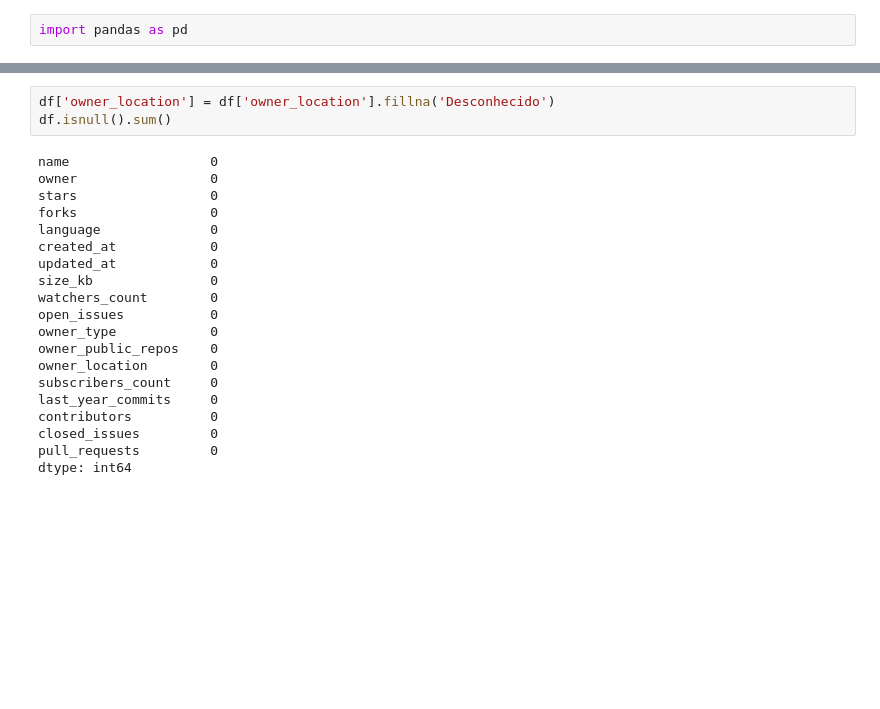
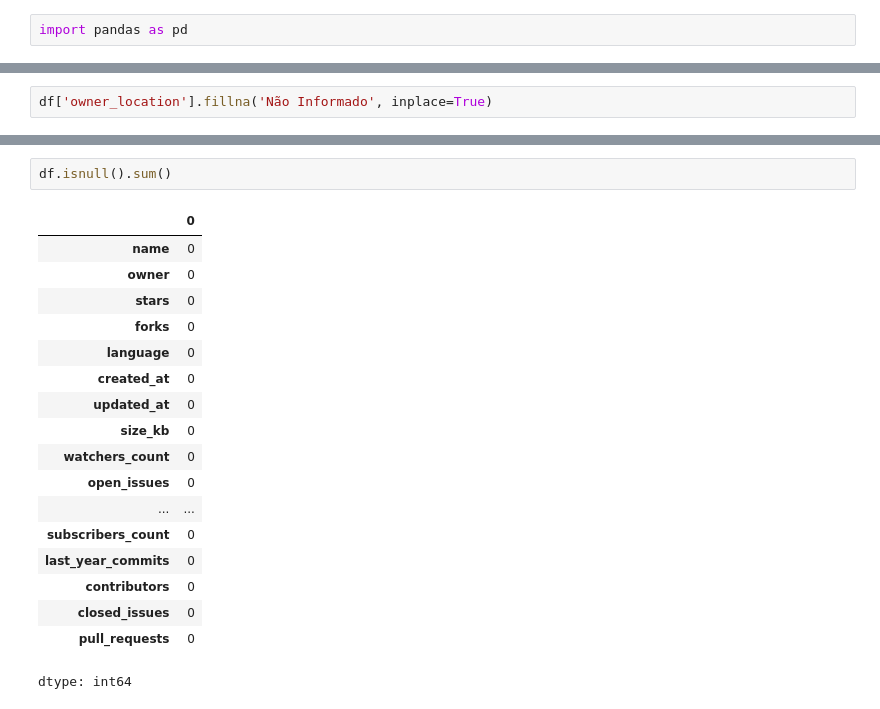
Before and after one commit to LucasjsSilva/data-set-repositorios, a Jupyter notebook: notebooks/req3.ipynb, the cells around one changed output, grey strips where cells are left out. Drawn from its saved outputs; the diff is of its cells as text; blank space fills up the shorter version.

```diff
--- a/notebooks/req3.ipynb
+++ b/notebooks/req3.ipynb
@@ -34 +33,3 @@ pull_requests            0
 dtype: int64
+# %%
+df['owner_location'].fillna('Não Informado', inplace=True)
@@ -35,23 +43,21 @@ dtype: int64
 # %%
-df['owner_location'] = df['owner_location'].fillna('Desconhecido')
 df.isnull().sum()
 # %% [output]
+|  | 0 |
+| name | 0 |
+| owner | 0 |
+| stars | 0 |
+| forks | 0 |
+| language | 0 |
+| created_at | 0 |
+| updated_at | 0 |
+| size_kb | 0 |
+| watchers_count | 0 |
+| open_issues | 0 |
+| ... | ... |
+| subscribers_count | 0 |
+| last_year_commits | 0 |
+| contributors | 0 |
+| closed_issues | 0 |
+| pull_requests | 0 |
-name                  0
-owner                 0
-stars                 0
-forks                 0
-language              0
-created_at            0
-updated_at            0
-size_kb               0
-watchers_count        0
-open_issues           0
-owner_type            0
-owner_public_repos    0
-owner_location        0
-subscribers_count     0
-last_year_commits     0
-contributors          0
-closed_issues         0
-pull_requests         0
 dtype: int64
```
Also changed, not shown: parts of 17 cells of this notebook.
